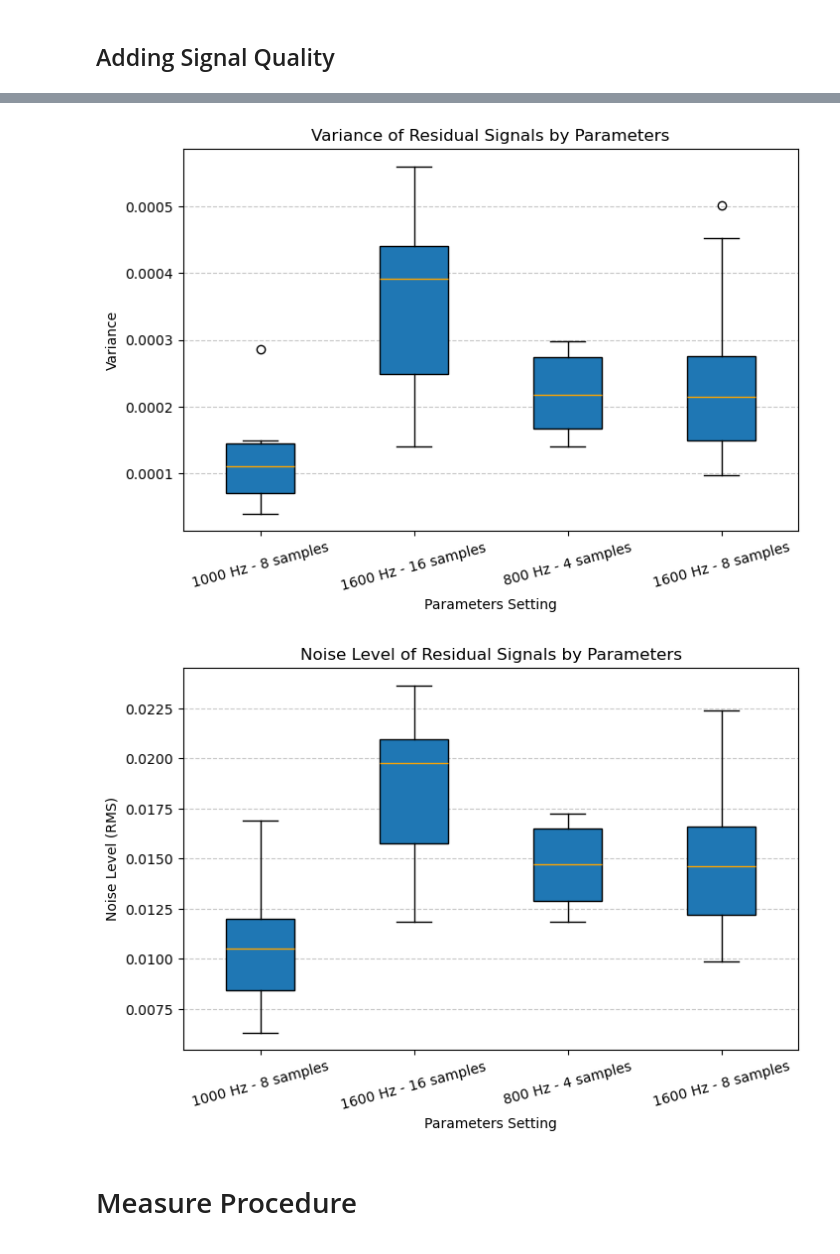
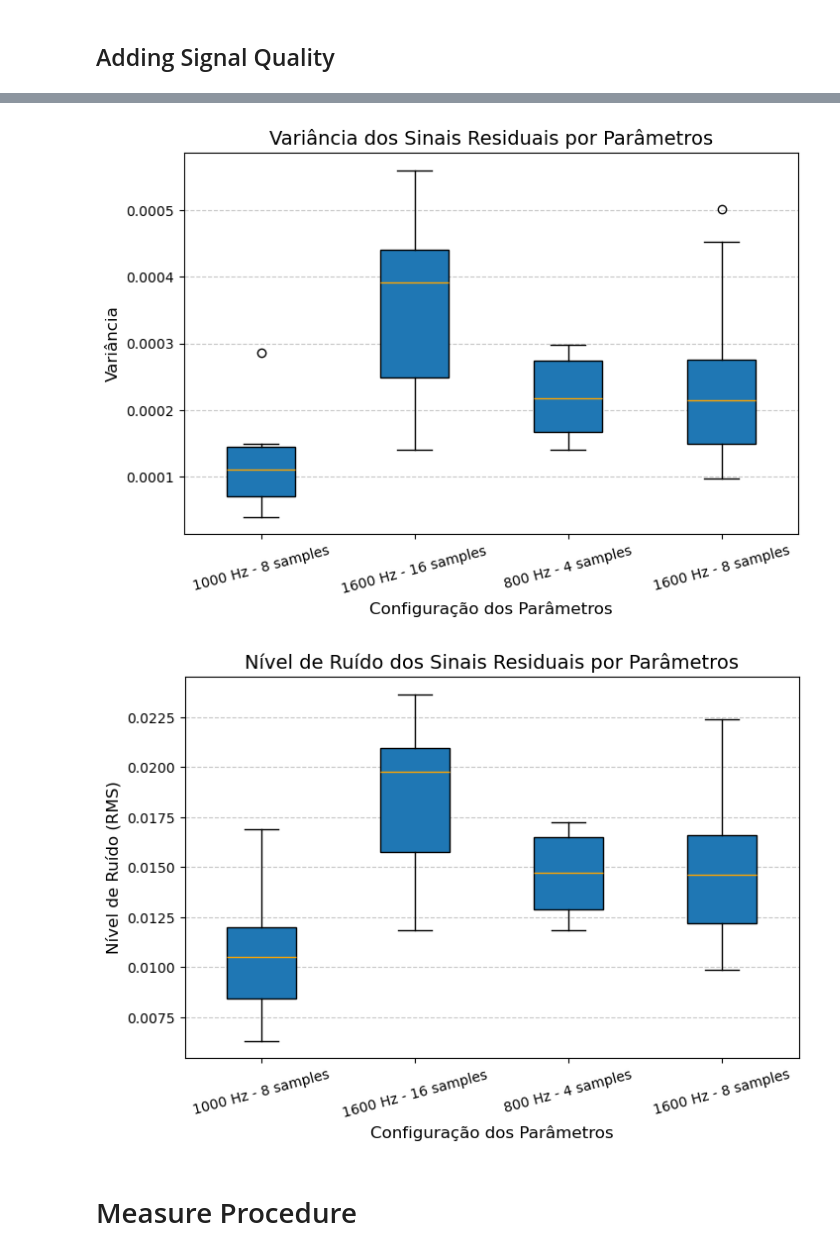
Before and after one commit to wgabrielweber/SmartBP_DataAnalysis, a Jupyter notebook: results.ipynb, the cells around one changed output, grey strips where cells are left out. Drawn from its saved outputs; the diff is of its cells as text; code cells hidden in the pictures.

```diff
--- a/results.ipynb
+++ b/results.ipynb
@@ -564,14 +564,14 @@ for median in box['medians']:
     median.set_color("orange")
 
 # Customizations
-plt.title("Variance of Residual Signals by Parameters")
-plt.xlabel("Parameters Setting")
-plt.ylabel("Variance")
+plt.title("Variância dos Sinais Residuais por Parâmetros", fontsize=14)
+plt.xlabel("Configuração dos Parâmetros", fontsize=12)
+plt.ylabel("Variância", fontsize=12)
 plt.xticks(rotation=15)  # Rotate labels for better readability
 plt.grid(axis="y", linestyle="--", alpha=0.7)
 plt.show()
 # %% [output]
-[figure, old version]
+[figure, new version]
 # %%
 # Dictionary to store noise levels
 noise_dict = {}
@@ -588,37 +588,37 @@ for param in df_quality_param["parameters"].unique():
 
         original_signal = normalize_signal(np.array(row["ir_signal"]))
         savgol_filtered = savgol_filter(original_signal, window_length=7, polyorder=2)
 
         # Exclude the first 25 samples
         residual_signal = original_signal[25:] - savgol_filtered[25:]
 
         # Compute noise level (RMS)
         noise_level = np.sqrt(np.mean(residual_signal**2))
         noise_levels.append(noise_level)
 
     # Store in dictionary
     noise_dict[param] = noise_levels
 
 # Convert to DataFrame for easier plotting
 df_noise = pd.DataFrame(dict([(k, pd.Series(v)) for k, v in noise_dict.items()]))
 
 # Plot boxplot
 plt.figure(figsize=(8, 5))
 box = plt.boxplot(df_noise.values, patch_artist=True, labels=df_noise.columns)
 
 # Customize median line color
 for median in box['medians']:
     median.set_color("orange")
 
 # Customizations
-plt.title("Noise Level of Residual Signals by Parameters")
-plt.xlabel("Parameters Setting")
-plt.ylabel("Noise Level (RMS)")
+plt.title("Nível de Ruído dos Sinais Residuais por Parâmetros", fontsize=14)
+plt.xlabel("Configuração dos Parâmetros", fontsize=12)
+plt.ylabel("Nível de Ruído (RMS)", fontsize=12)
 plt.xticks(rotation=15)  # Rotate labels for better readability
 plt.grid(axis="y", linestyle="--", alpha=0.7)
 plt.show()
 # %% [output]
-[figure, old version]
+[figure, new version]
 # %% [markdown]
 # Measure Procedure
 # %% [markdown]
```
Also changed, not shown: parts of 8 cells of this notebook, 2 other files.
